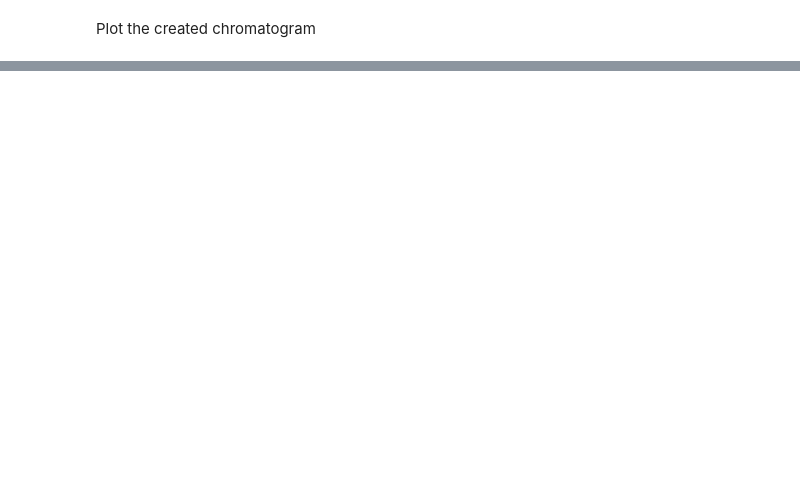
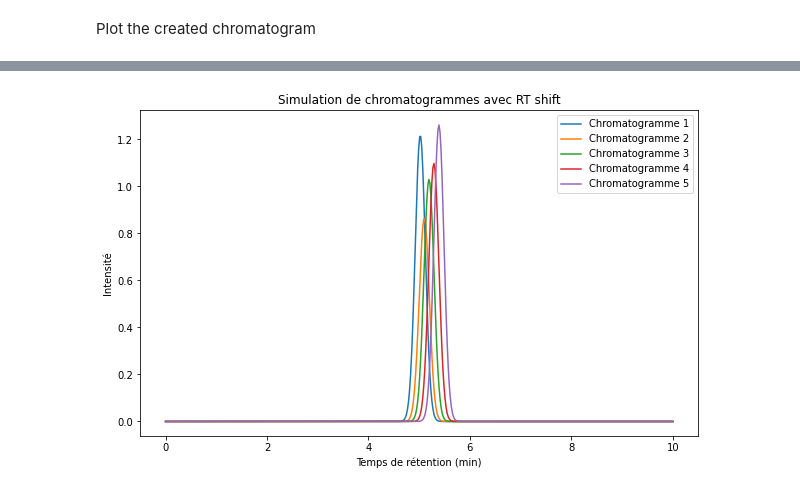
Before and after one commit to ahmedhassayoune/Python-2DGC-Alignment, a Jupyter notebook: notebooks/simulation.ipynb, the cells around one changed output, grey strips where cells are left out. Saved outputs shown, nothing was run; the diff lists cells and outputs as text; code cells hidden in the pictures; blank space fills up the shorter version.

Commit message:
simulation functions added

```diff
--- a/notebooks/simulation.ipynb
+++ b/notebooks/simulation.ipynb
@@ -64,0 +46,46 @@ plot.visualizer((chromato_obj_new[0], chromato_obj_new[1]))
+# %%
+def simulate_multiple_chromatograms(num_chromatograms, base_rt=5.0, rt_variation=0.1, rt_random_shift=0.02, intensity_variation=0.2):
+    """
+    Simule plusieurs chromatogrammes avec un RT shift réaliste.
+
+    Parameters:
+    - num_chromatograms (int): Nombre de chromatogrammes à générer.
+    - base_rt (float): Temps de rétention de base pour tous les chromatogrammes.
+    - rt_variation (float): Décalage de RT systématique entre chaque chromatogramme.
+    - rt_random_shift (float): Déviation aléatoire appliquée à chaque RT pour simuler une variation réaliste.
+    - intensity_variation (float): Variation de l'intensité pour simuler des pics de hauteurs différentes.
+
+    Returns:
+    - chromatograms (list): Liste des données de chromatogrammes simulés.
+    """
+    chromatograms = []
+
+    for i in range(num_chromatograms):
+        # Calcule le RT pour ce chromatogramme en ajoutant un décalage systématique et aléatoire
+        rt_shift = base_rt + (i * rt_variation) + np.random.normal(0, rt_random_shift)
+
+        # Simule un chromatogramme avec le RT ajusté
+        retention_times = np.linspace(0, 10, 500)
+
+        # Variation d'intensité pour chaque pic
+        peak_intensity = 1 + np.random.normal(0, intensity_variation)
+        peak_position = peak_intensity * np.exp(-((retention_times - rt_shift)**2) / (2 * (0.1)**2))  # Gaussienne centrée sur le RT
+
+        chromatograms.append((retention_times, peak_position))
+
+    return chromatograms
+
+# Exemple d'utilisation pour générer et afficher les chromatogrammes
+chromatograms = simulate_multiple_chromatograms(num_chromatograms=5, base_rt=5.0)
+
+plt.figure(figsize=(10, 6))
+for i, (retention_times, peak_position) in enumerate(chromatograms):
+    plt.plot(retention_times, peak_position, label=f'Chromatogramme {i+1}')
+
+plt.xlabel('Temps de rétention (min)')
+plt.ylabel('Intensité')
+plt.title('Simulation de chromatogrammes avec RT shift')
+plt.legend()
+plt.show()
+# %% [output]
+[figure, added]
```
Also changed, not shown: parts of 6 cells of this notebook.
